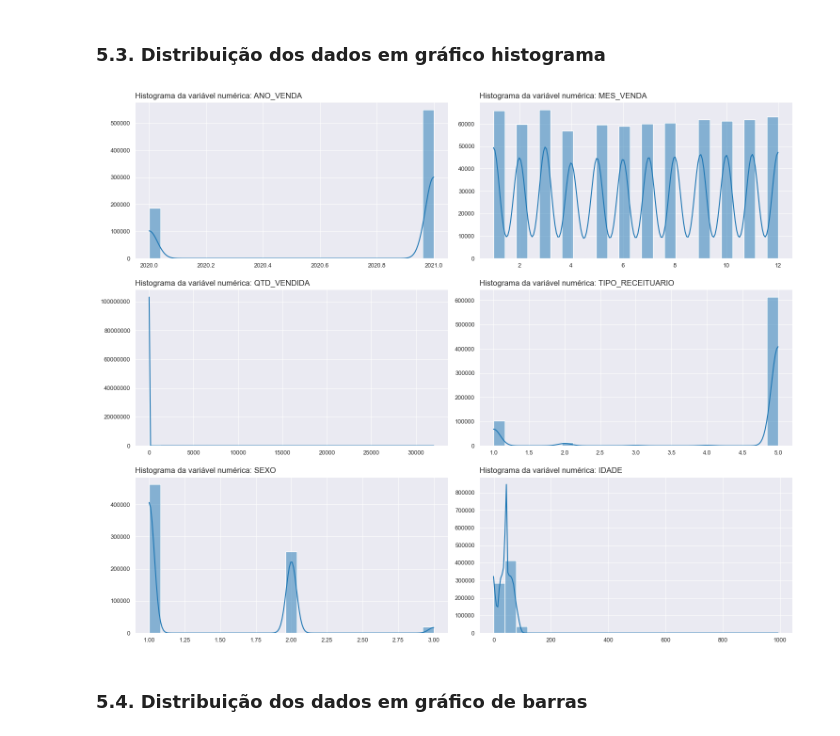
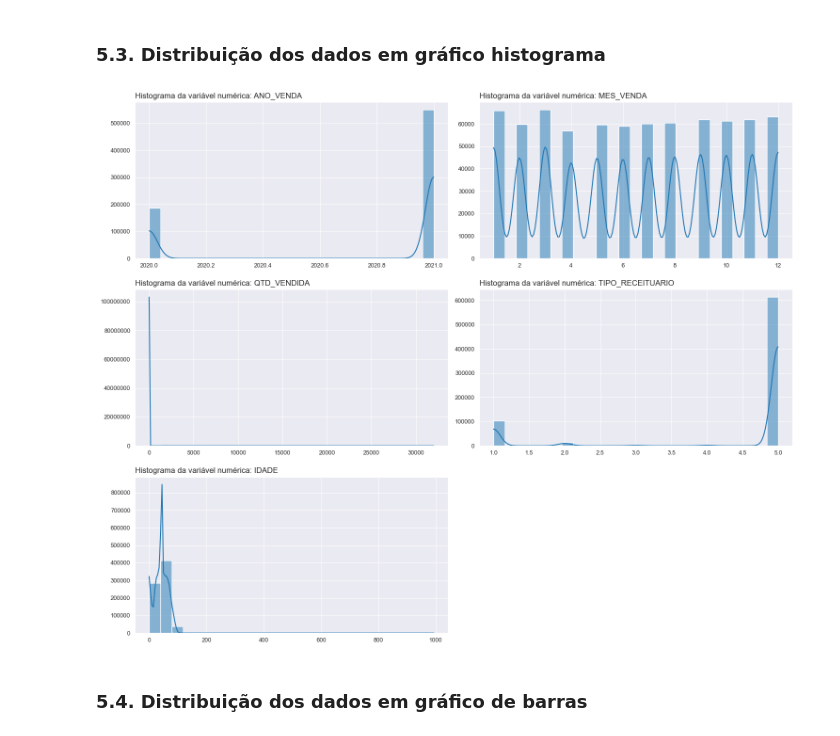
Before and after one commit to emso-exe/Venda_de_medicamentos_controlados_e_antimicrobianos_-_industrializados, a Jupyter notebook: 001_analise_de_vendas.ipynb, the cells around one changed output. Drawn from its saved outputs; the diff is of its cells as text; code cells hidden in the pictures.

```diff
--- a/001_analise_de_vendas.ipynb
+++ b/001_analise_de_vendas.ipynb
@@ -371,20 +371,20 @@ df.dtypes.to_frame().rename(columns={0: 'Tipo'})
 | DATA_PROC | object |
 | DATA_REF | category |
 # %%
-# Tranasformando os tipos dos dados
+# Transformando os tipos dos dados e ajustando formatos
 
 df['ANO_VENDA'] = df['ANO_VENDA'].astype('int32')
 
 df['MES_VENDA'] = df['MES_VENDA'].astype('int8')
 
-df['SEXO'] = df['SEXO'].astype('int8')
+df['SEXO'] = df['SEXO'].map({1: 'Masculino', 2: 'Feminino', 3:'Não declarado'})
 
 df['TIPO_RECEITUARIO'] = df['TIPO_RECEITUARIO'].astype('int8')
 
 df['DATA_PROC'] = pd.to_datetime(df['DATA_PROC'])
 
 df['DATA_REF'] = df['DATA_REF'].str.strip()
-df['DATA_REF'] = pd.to_datetime(df['DATA_REF'], format='%Y-%m-%d',errors='coerce')
+df['DATA_REF'] = pd.to_datetime(df['DATA_REF'], format='%Y-%m-%d', errors='coerce')
 # %%
 fn.gerar_metadados(df)
 # %% [output]
@@ -640,34 +640,38 @@ def grupo_graf_histplot(dataframe):
 
     # Calcular o número de linhas necessário
     qtde_linhas = -(-qtde_subplots // colunas_subplot)
 
     # Criar subplots dinamicamente
     fig, axs = plt.subplots(qtde_linhas, colunas_subplot, figsize=(15, 4 * qtde_linhas))
 
     # Flattening do array de subplots para facilitar o loop
     axs = axs.flatten()
 
+        # Remover subplots não utilizados
+    for i in range(qtde_subplots, qtde_linhas * colunas_subplot):
+        fig.delaxes(axs[i])
+
     # Loop sobre as variáveis numéricas e plotar o gráfico
     for i, col in enumerate(colunas):
         sns.histplot(data=dataframe, x=col, ax=axs[i], bins=25, kde=True)
 
         # Configurar o título e remover os rótulos dos eixos
         axs[i].set_title(f'Histograma da variável numérica: {col}', loc='left')
         # Remover rótulos dos eixos
         axs[i].set(xlabel='', ylabel='')
         # Ajustar o tamanho dos rótulos
         axs[i].tick_params(labelsize=9)
         # Exibir rótulos sem formatação especial
         axs[i].ticklabel_format(style='plain', axis='y')
 
     # Ajustar o layout para evitar sobreposição
     plt.tight_layout()
     plt.subplots_adjust(hspace=0.2)
     plt.show()
 
 grupo_graf_histplot(df)
 # %% [output]
-[figure, old version]
+[figure, new version]
 # %% [markdown]
 ### 5.4. Distribuição dos dados em gráfico de barras
 # %%
```
Also changed, not shown: parts of 35 cells of this notebook.
